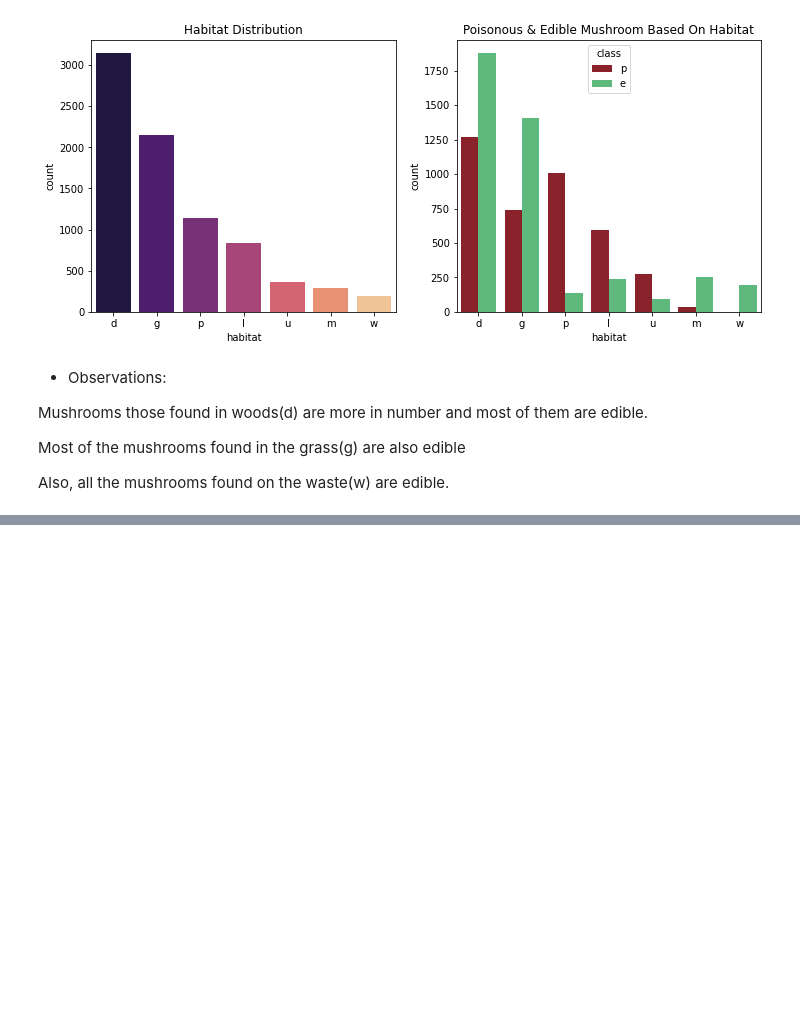
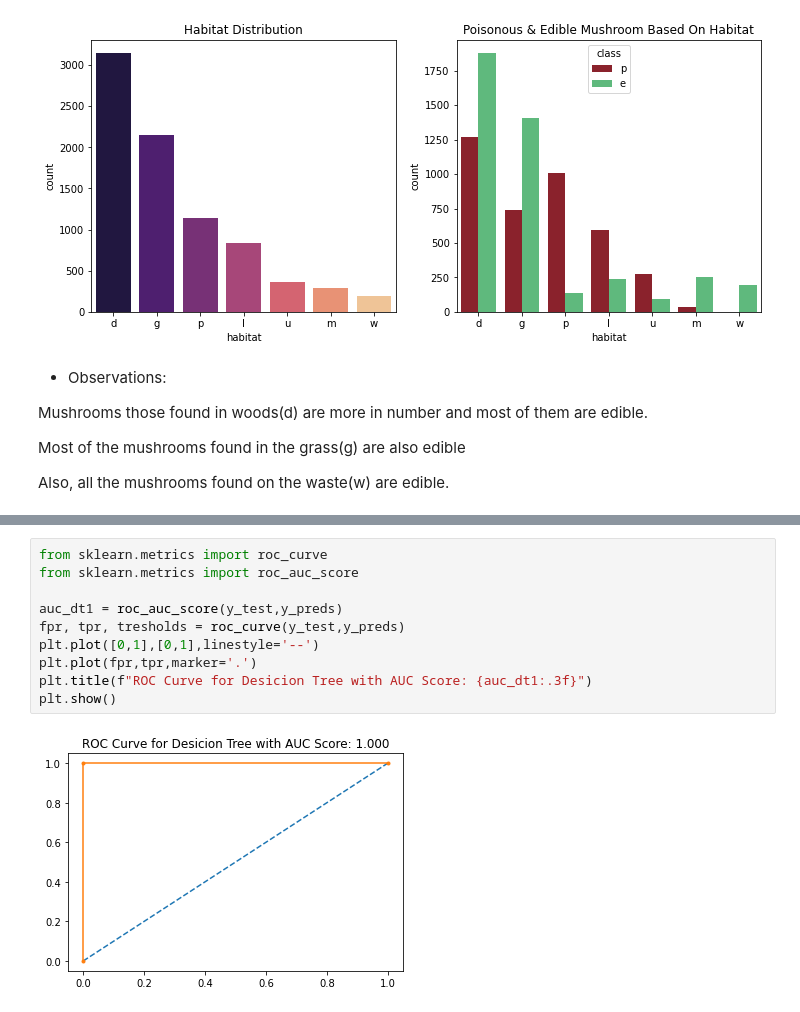
Before and after one commit to wodwine/kaggle-projects, a Jupyter notebook: mushroom-classification.ipynb, the cells around one changed output, grey strips where cells are left out. Cells and saved outputs as stored; diff of their text form; blank space fills up the shorter version.

```diff
--- a/mushroom-classification.ipynb
+++ b/mushroom-classification.ipynb
@@ -486,0 +579,12 @@ y = data["class"]
+# %%
+from sklearn.metrics import roc_curve
+from sklearn.metrics import roc_auc_score
+
+auc_dt1 = roc_auc_score(y_test,y_preds)
+fpr, tpr, tresholds = roc_curve(y_test,y_preds)
+plt.plot([0,1],[0,1],linestyle='--')
+plt.plot(fpr,tpr,marker='.')
+plt.title(f"ROC Curve for Desicion Tree with AUC Score: {auc_dt1:.3f}")
+plt.show()
+# %% [output]
+[figure, added]
```
Also changed, not shown: parts of 27 cells of this notebook.
